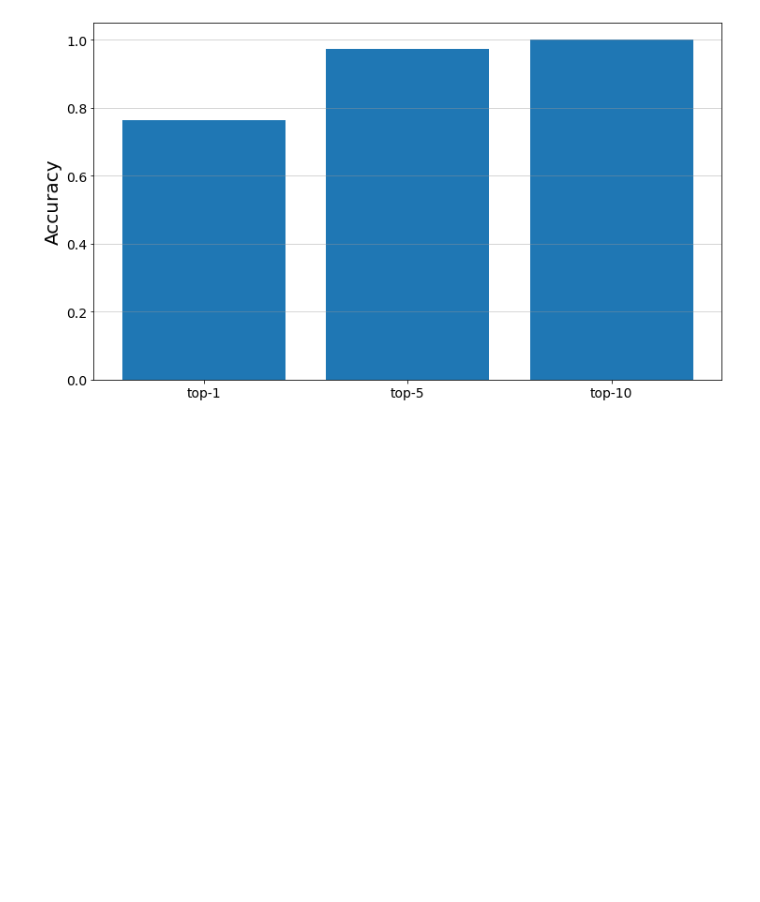
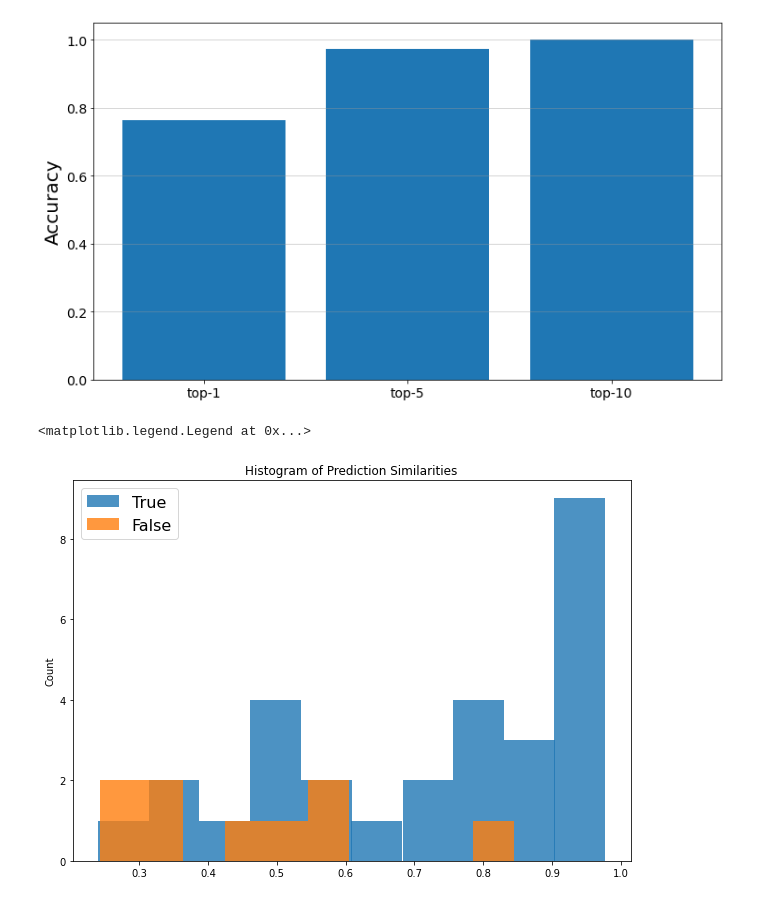
Before and after one commit to umursen/clip-case-study, a Jupyter notebook: ZeroShotExperiments.ipynb, the cells around one changed output. Drawn from its saved outputs; the diff is of its cells as text; code cells hidden in the pictures; blank space fills up the shorter version.

```diff
--- a/ZeroShotExperiments.ipynb
+++ b/ZeroShotExperiments.ipynb
@@ -77,6 +77,7 @@ cls_index
 top1_predictions = []
 top5_predictions = []
 top10_predictions = []
+top1_similarities = []
 
 for batch_ndx, (image, cls) in enumerate(test_dataloader):
     image = image.to('cuda')
@@ -89,10 +90,12 @@ for batch_ndx, (image, cls) in enumerate(test_dataloader):
     text_features /= text_features.norm(dim=-1, keepdim=True)
     similarity = (100.0 * image_features @ text_features.T).softmax(dim=-1)
 
+    top1_similarities.append(similarity.topk(1)[0].detach().cpu().numpy())
     top1_predictions.append(similarity.topk(1)[1].detach().cpu().numpy())
     top5_predictions.append(similarity.topk(5)[1].detach().cpu().numpy())
     top10_predictions.append(similarity.topk(10)[1].detach().cpu().numpy())
 
+top1_similarities = np.concatenate(top1_similarities, axis=0)
 top1_predictions = np.concatenate(top1_predictions, axis=0)
 top5_predictions = np.concatenate(top5_predictions, axis=0)
 top10_predictions = np.concatenate(top10_predictions, axis=0)
@@ -122,3 +123,25 @@ plt.ylabel('Accuracy',fontsize=20)
 plt.show()
 # %% [output]
 [figure]
+# %%
+true_classification = []
+false_classification = []
+
+for i, sim in enumerate(top1_similarities):
+    if top1_predictions[i] == 13:
+        true_classification.append(sim[0])
+    else:
+        false_classification.append(sim[0])
+# %%
+kwargs = dict(alpha=0.8, stacked=True)
+
+plt.figure(figsize=(10,7))
+
+plt.hist(true_classification, **kwargs,  label='True')
+plt.hist(false_classification, **kwargs, label='False')
+plt.gca().set(title='Histogram of Prediction Similarities', ylabel='Count')
+
+plt.legend(prop={'size': 16})
+# %% [output]
+<matplotlib.legend.Legend at 0x...>
+[figure, added]
```
Also changed, not shown: parts of 1 cell of this notebook, 2 other files.
